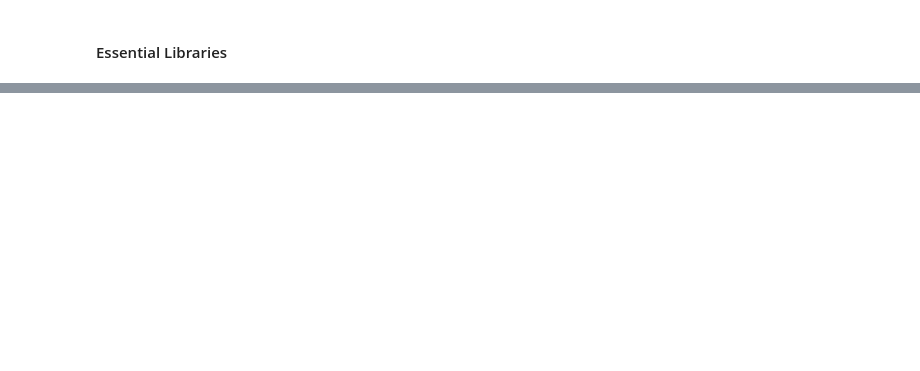
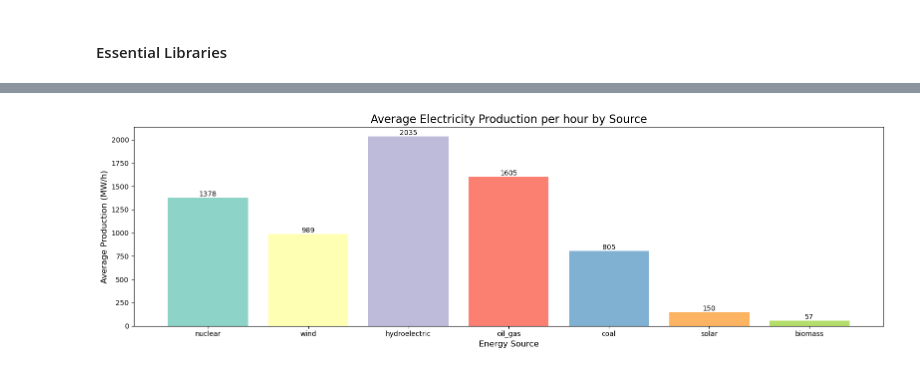
Before and after one commit to auttwitter/DSI-04, a Jupyter notebook: projects/project_capstone/code/02_EDA.ipynb, the cells around one changed output, grey strips where cells are left out. Saved outputs shown, nothing was run; the diff lists cells and outputs as text; code cells hidden in the pictures; blank space fills up the shorter version.

```diff
--- a/projects/project_capstone/code/02_EDA.ipynb
+++ b/projects/project_capstone/code/02_EDA.ipynb
@@ -314,0 +113,29 @@ dtype: object
+# %%
+energy_sources = ['nuclear', 'wind', 'hydroelectric', 'oil_gas', 'coal', 'solar', 'biomass']
+average_production = df[energy_sources].mean()
+
+# Plot the bar chart
+fig, ax = plt.subplots(figsize=(16, 5))
+bars = ax.bar(average_production.index
+              , average_production.values
+              , color = colord
+             )
+
+# Add labels to each bar
+for bar in bars:
+    height = bar.get_height()
+    ax.text(
+        bar.get_x() + bar.get_width() / 2, height,
+        f'{height:.0f}', ha = 'center', va = 'bottom', fontsize = 10
+    )
+
+# Customize the plot
+plt.title('Average Electricity Production per hour by Source', fontsize = 16)
+plt.xlabel('Energy Source', fontsize = 12)
+plt.ylabel('Average Production (MW/h)', fontsize = 12)
+plt.xticks(rotation=0, fontsize = 10)
+plt.tight_layout()
+plt.savefig('../image/avg_energy.png', dpi = 300, bbox_inches = 'tight')
+plt.show();
+# %% [output]
+[figure, added]
```
Also changed, not shown: parts of 49 cells of this notebook, 9 other files.
